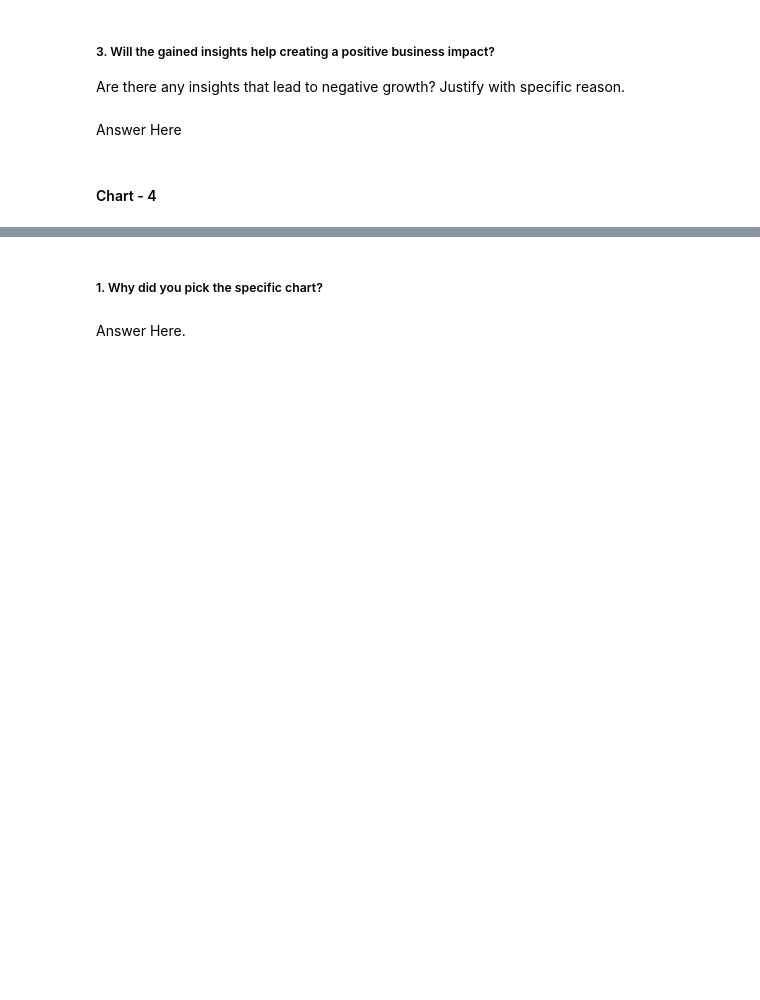
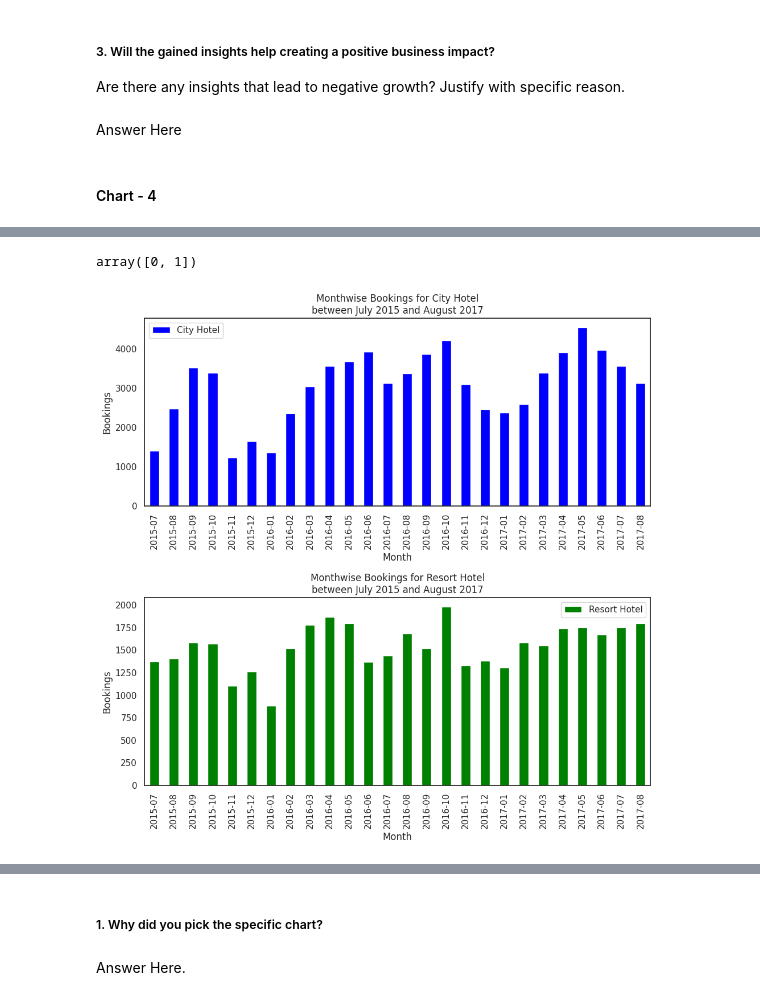
Before and after one commit to amoghsawant17/EDA_Project_Amogh, a Jupyter notebook: EDA_Hotel_Booking_Analysis.ipynb, the cells around one changed output, grey strips where cells are left out. Cells and saved outputs as stored; diff of their text form; code cells hidden in the pictures; blank space fills up the shorter version.

```diff
--- a/EDA_Hotel_Booking_Analysis.ipynb
+++ b/EDA_Hotel_Booking_Analysis.ipynb
@@ -616,0 +617,3 @@ Answer Here
+# %%
+df_new_copy= df_new.copy()
+df_new_copy.head()
@@ -616,0 +627,6 @@ Answer Here
+# %%
+# Merge the three columns into a single column named 'merged_column'
+df_new_copy['Date'] = df_new_copy[['arrival_date_day_of_month', 'arrival_date_month', 'arrival_date_year']].apply(lambda x: '-'.join(x.astype(str)), axis=1)
+
+# Print the updated DataFrame
+df_new_copy.head()
@@ -616,0 +640,42 @@ Answer Here
+# %%
+df_new_copy.is_canceled.unique()
+# %% [output]
+array([0, 1])
+# %%
+import pandas as pd
+import matplotlib.pyplot as plt
+
+# Assuming you have a DataFrame named 'data' containing booking data with columns 'hotel_type' and 'booking_date'
+
+# Convert the 'booking_date' column to datetime objects
+df_new_copy['Date'] = pd.to_datetime(df_new_copy['Date'])
+
+# Filter the data for the desired time period (July 2015 to August 2017)
+start_date = pd.to_datetime('2015-07-01')
+end_date = pd.to_datetime('2017-08-31')
+filtered_data = df_new_copy[(df_new_copy['Date'] >= start_date) & (df_new_copy['Date'] <= end_date)]
+
+# Create a new column for month and year of booking
+filtered_data['booking_month'] = filtered_data['Date'].dt.to_period('M')
+
+# Group the data by hotel_type and booking_month, and calculate monthwise bookings
+monthwise_bookings = filtered_data.groupby(['hotel', 'booking_month']).size().unstack(fill_value=0)
+
+# Plot the monthwise bookings for city hotels and resort hotels in separate bar plots
+fig, axes = plt.subplots(nrows=2, ncols=1, figsize=(10, 10))
+monthwise_bookings.loc['City Hotel'].plot(kind='bar', ax=axes[0], color='blue', label='City Hotel')
+axes[0].set_xlabel('Month')
+axes[0].set_ylabel('Bookings')
+axes[0].set_title('Monthwise Bookings for City Hotel\nbetween July 2015 and August 2017')
+axes[0].legend()
+
+monthwise_bookings.loc['Resort Hotel'].plot(kind='bar', ax=axes[1], color='green', label='Resort Hotel')
+axes[1].set_xlabel('Month')
+axes[1].set_ylabel('Bookings')
+axes[1].set_title('Monthwise Bookings for Resort Hotel\nbetween July 2015 and August 2017')
+axes[1].legend()
+
+plt.tight_layout()
+plt.show()
+# %% [output]
+[figure, added]
```
Also changed, not shown: parts of 8 cells of this notebook.
